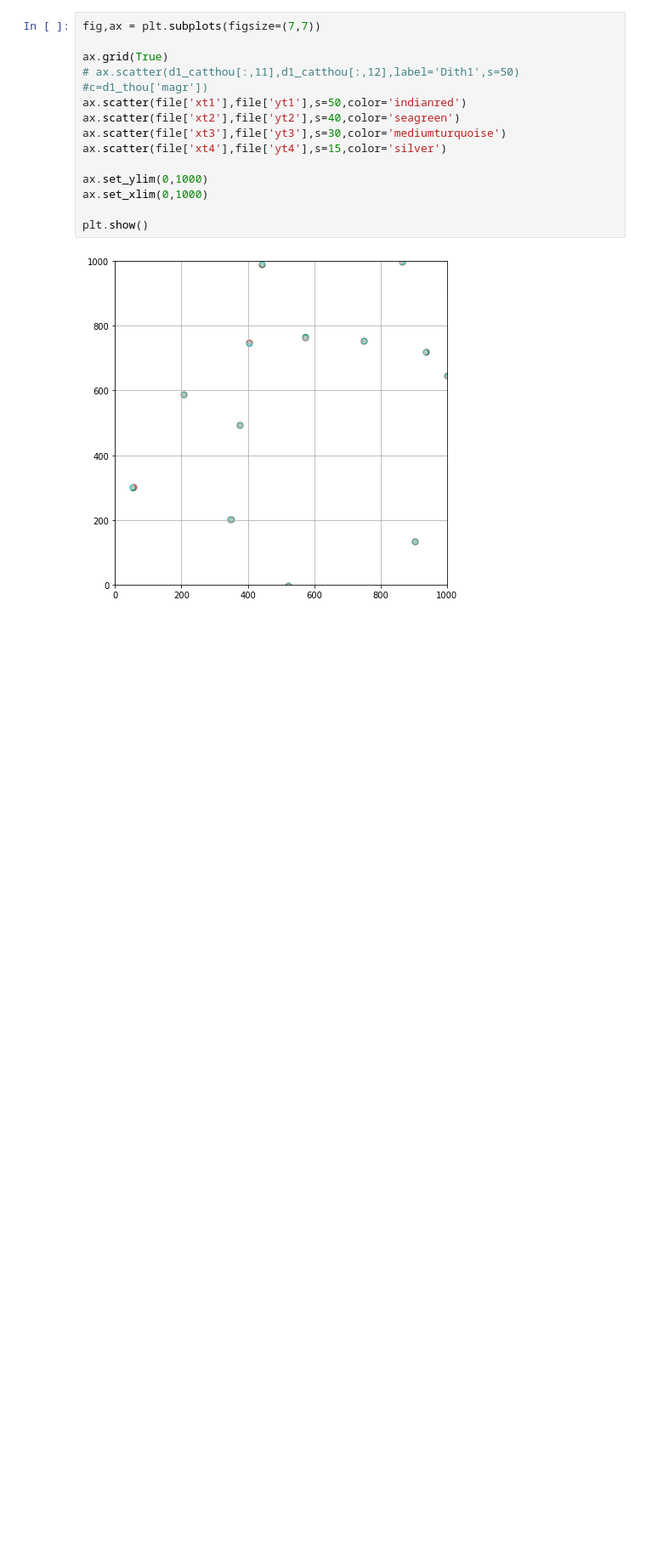
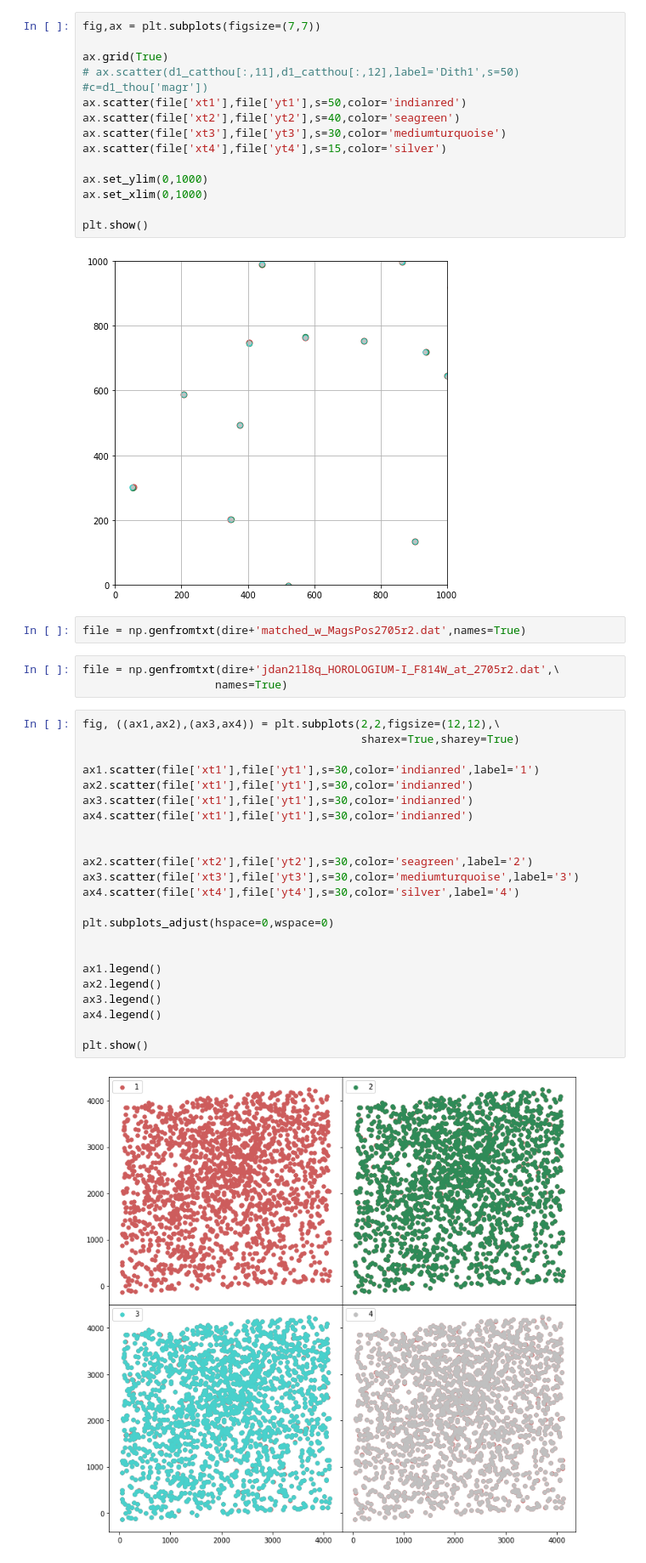
Before and after one commit to hrichstein/photRun0520, a Jupyter notebook: ditherMatching1000.ipynb, the cells around one changed output. Shown at 85% size. Drawn from its saved outputs; the diff is of its cells as text; blank space fills up the shorter version.

```diff
--- a/ditherMatching1000.ipynb
+++ b/ditherMatching1000.ipynb
@@ -323,3 +329,33 @@ ax.set_xlim(0,1000)
 plt.show()
 # %% [output]
 [figure]
+# %%
+file = np.genfromtxt(dire+'matched_w_MagsPos2705r2.dat',names=True)
+# %%
+file = np.genfromtxt(dire+'jdan21l8q_HOROLOGIUM-I_F814W_at_2705r2.dat',\
+                    names=True)
+# %%
+fig, ((ax1,ax2),(ax3,ax4)) = plt.subplots(2,2,figsize=(12,12),\
+                                          sharex=True,sharey=True)
+
+ax1.scatter(file['xt1'],file['yt1'],s=30,color='indianred',label='1')
+ax2.scatter(file['xt1'],file['yt1'],s=30,color='indianred')
+ax3.scatter(file['xt1'],file['yt1'],s=30,color='indianred')
+ax4.scatter(file['xt1'],file['yt1'],s=30,color='indianred')
+
+
+ax2.scatter(file['xt2'],file['yt2'],s=30,color='seagreen',label='2')
+ax3.scatter(file['xt3'],file['yt3'],s=30,color='mediumturquoise',label='3')
+ax4.scatter(file['xt4'],file['yt4'],s=30,color='silver',label='4')
+
+plt.subplots_adjust(hspace=0,wspace=0)
+
+
+ax1.legend()
+ax2.legend()
+ax3.legend()
+ax4.legend()
+
+plt.show()
+# %% [output]
+[figure, added]
```
Also changed, not shown: parts of 8 cells of this notebook, 5 other files.
